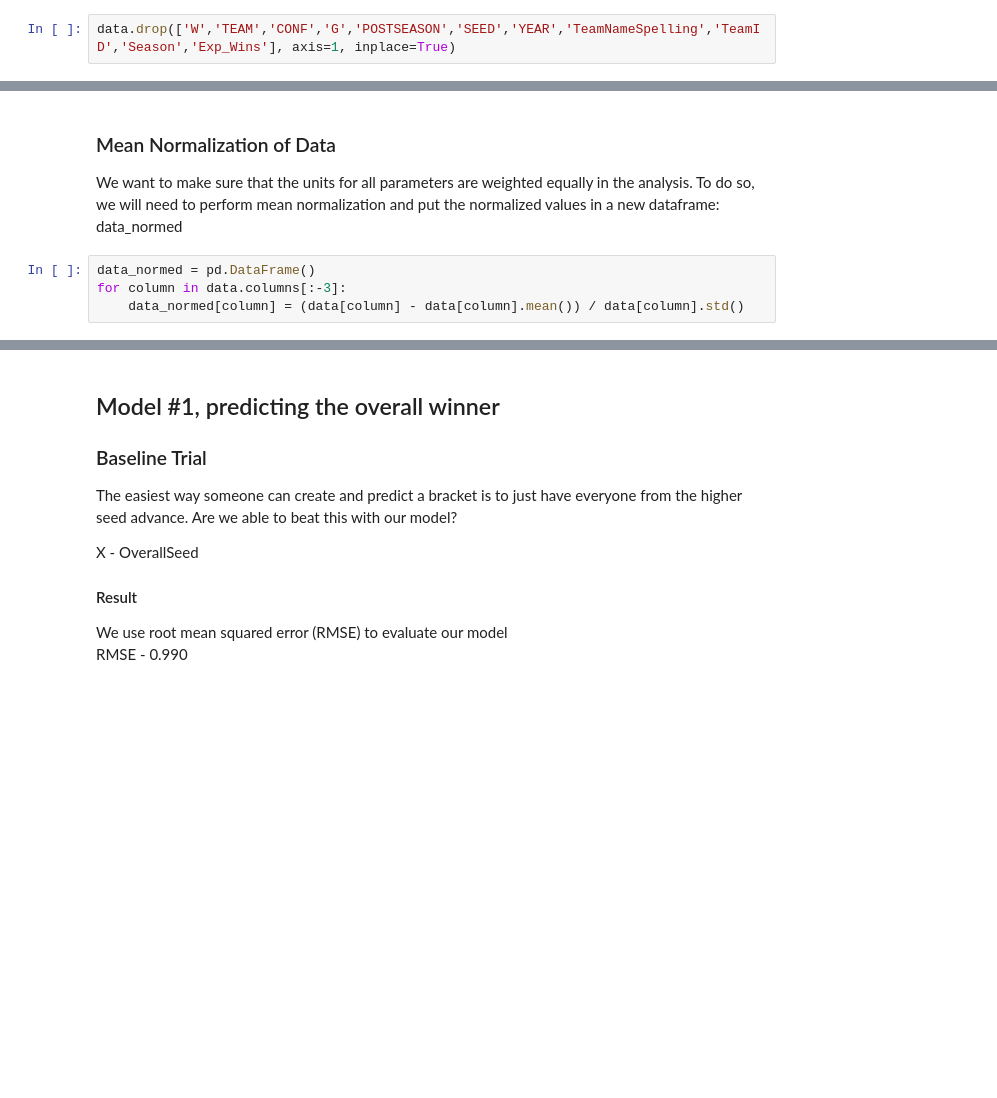
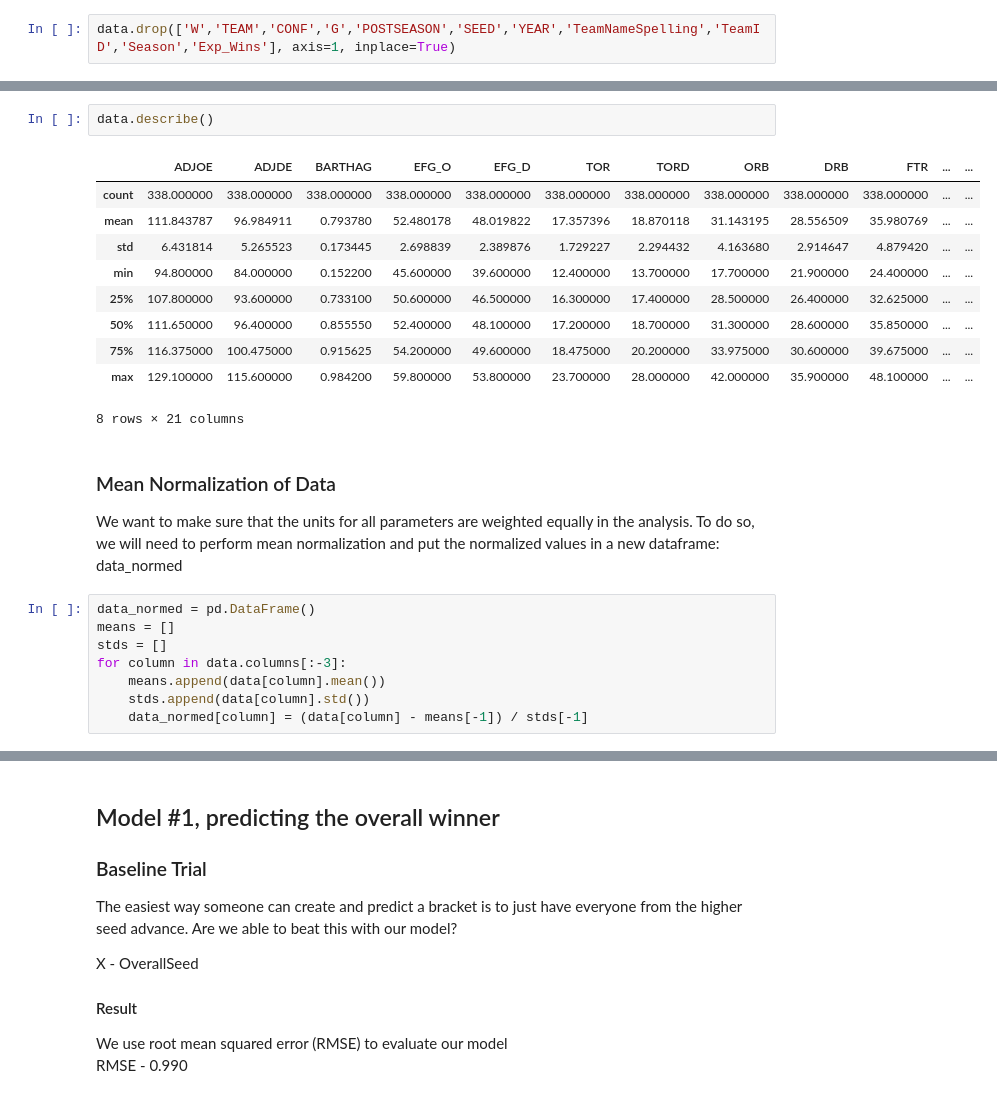
Before and after one commit to alvinyu20/march_madness_model, a Jupyter notebook: March_Madness_Model_2021.ipynb, the cells around one changed output, grey strips where cells are left out. Cells and saved outputs as stored; diff of their text form; blank space fills up the shorter version.

```diff
--- a/March_Madness_Model_2021.ipynb
+++ b/March_Madness_Model_2021.ipynb
@@ -131,10 +155,27 @@ data.drop(['TORD','DRB','ADJ_T'], axis=1, inplace=True)
+# %%
+data.describe()
+# %% [output]
+|  | ADJOE | ADJDE | BARTHAG | EFG_O | EFG_D | TOR | TORD | ORB | DRB | FTR | ... | ... |
+| count | 338.000000 | 338.000000 | 338.000000 | 338.000000 | 338.000000 | 338.000000 | 338.000000 | 338.000000 | 338.000000 | 338.000000 | ... | ... |
+| mean | 111.843787 | 96.984911 | 0.793780 | 52.480178 | 48.019822 | 17.357396 | 18.870118 | 31.143195 | 28.556509 | 35.980769 | ... | ... |
+| std | 6.431814 | 5.265523 | 0.173445 | 2.698839 | 2.389876 | 1.729227 | 2.294432 | 4.163680 | 2.914647 | 4.879420 | ... | ... |
+| min | 94.800000 | 84.000000 | 0.152200 | 45.600000 | 39.600000 | 12.400000 | 13.700000 | 17.700000 | 21.900000 | 24.400000 | ... | ... |
+| 25% | 107.800000 | 93.600000 | 0.733100 | 50.600000 | 46.500000 | 16.300000 | 17.400000 | 28.500000 | 26.400000 | 32.625000 | ... | ... |
+| 50% | 111.650000 | 96.400000 | 0.855550 | 52.400000 | 48.100000 | 17.200000 | 18.700000 | 31.300000 | 28.600000 | 35.850000 | ... | ... |
+| 75% | 116.375000 | 100.475000 | 0.915625 | 54.200000 | 49.600000 | 18.475000 | 20.200000 | 33.975000 | 30.600000 | 39.675000 | ... | ... |
+| max | 129.100000 | 115.600000 | 0.984200 | 59.800000 | 53.800000 | 23.700000 | 28.000000 | 42.000000 | 35.900000 | 48.100000 | ... | ... |
+8 rows × 21 columns
 # %% [markdown]
 ### Mean Normalization of Data
 We want to make sure that the units for all parameters are weighted equally in the analysis. To do so, we will need to perform mean normalization and put the normalized values in a new dataframe: data_normed
 # %%
 data_normed = pd.DataFrame()
+means = []
+stds = []
 for column in data.columns[:-3]:
-    data_normed[column] = (data[column] - data[column].mean()) / data[column].std()
+    means.append(data[column].mean())
+    stds.append(data[column].std())
+    data_normed[column] = (data[column] - means[-1]) / stds[-1]
 # %%
 data_normed
 # %% [output]
```
Also changed, not shown: parts of 29 cells of this notebook, 2 other files.
